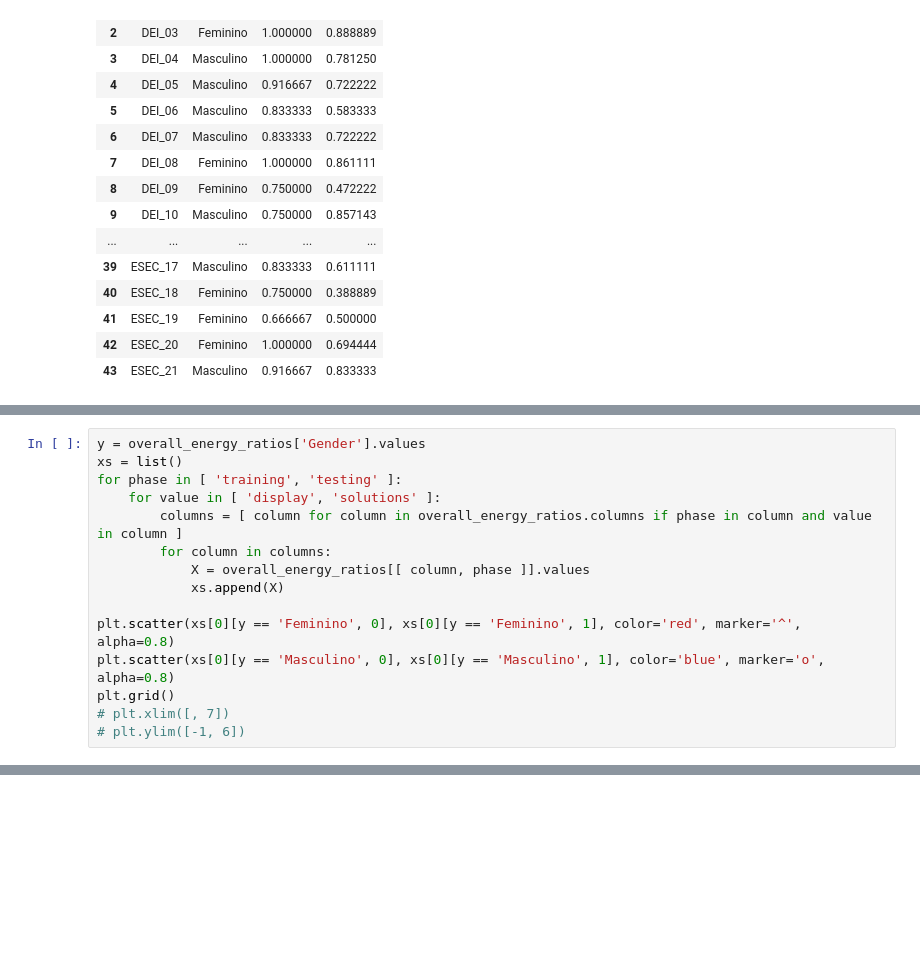
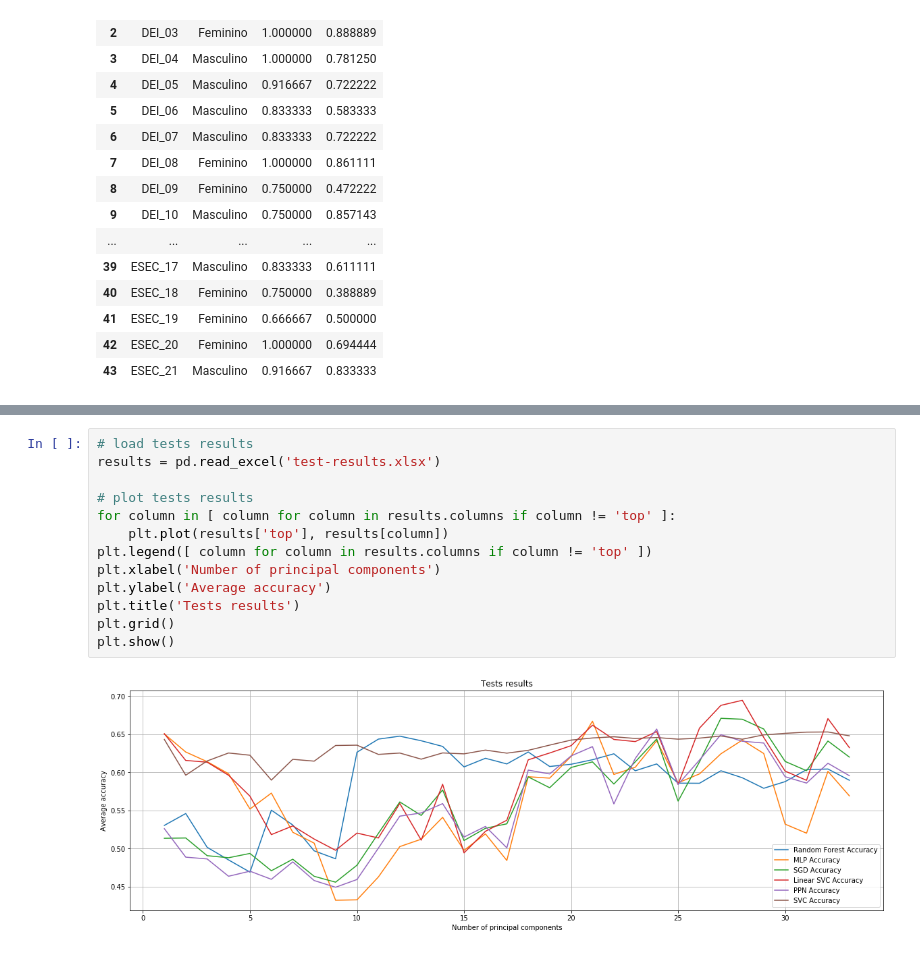
Before and after one commit to lengors/ua-repository, a Jupyter notebook: ED/TP2/TP2.ipynb, the cells around one changed output, grey strips where cells are left out. Saved outputs shown, nothing was run; the diff lists cells and outputs as text; blank space fills up the shorter version.

```diff
--- a/ED/TP2/TP2.ipynb
+++ b/ED/TP2/TP2.ipynb
@@ -155,15 +141,0 @@ plt.show()
-# %%
-y = overall_energy_ratios['Gender'].values
-xs = list()
-for phase in [ 'training', 'testing' ]:
-    for value in [ 'display', 'solutions' ]:
-        columns = [ column for column in overall_energy_ratios.columns if phase in column and value in column ]
-        for column in columns:
-            X = overall_energy_ratios[[ column, phase ]].values
-            xs.append(X)
-
-plt.scatter(xs[0][y == 'Feminino', 0], xs[0][y == 'Feminino', 1], color='red', marker='^', alpha=0.8)
-plt.scatter(xs[0][y == 'Masculino', 0], xs[0][y == 'Masculino', 1], color='blue', marker='o', alpha=0.8)
-plt.grid()
-# plt.xlim([, 7])
-# plt.ylim([-1, 6])
@@ -229,0 +397,15 @@ plt.show()
+# %%
+# load tests results
+results = pd.read_excel('test-results.xlsx')
+
+# plot tests results
+for column in [ column for column in results.columns if column != 'top' ]:
+    plt.plot(results['top'], results[column])
+plt.legend([ column for column in results.columns if column != 'top' ])
+plt.xlabel('Number of principal components')
+plt.ylabel('Average accuracy')
+plt.title('Tests results')
+plt.grid()
+plt.show()
+# %% [output]
+[figure, added]
```
Also changed, not shown: parts of 32 cells of this notebook, 15 other files.
